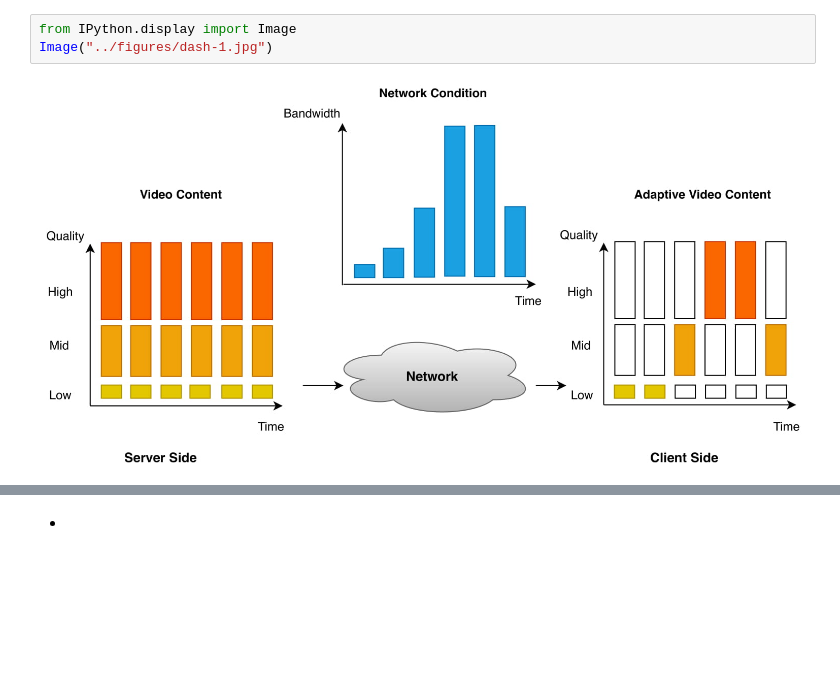
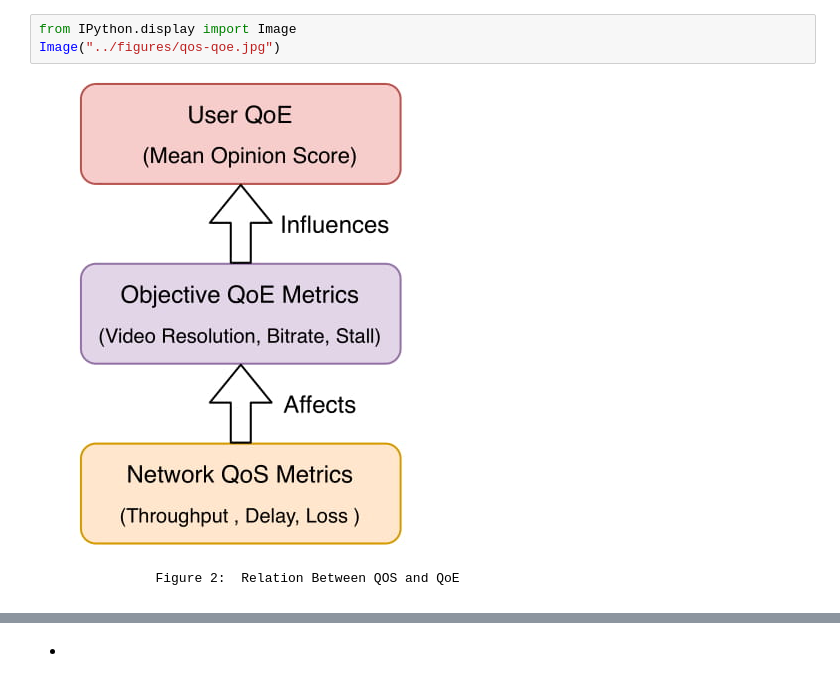
Before and after one commit to sajibtariq/reproducible-research-IA369Z, a Jupyter notebook: deliver/third-draft.ipynb, the cells around one changed output, grey strips where cells are left out. Drawn from its saved outputs; the diff is of its cells as text; blank space fills up the shorter version.

```diff
--- a/deliver/third-draft.ipynb
+++ b/deliver/third-draft.ipynb
@@ -26,5 +36,7 @@ The aim of this work to proposes a method to predict and estimate the QoE, more
 # %%
 from IPython.display import Image
-Image("../figures/dash-1.jpg")
+Image("../figures/qos-qoe.jpg")
 # %% [output]
-[figure, old version]
+[figure, new version]
+# %% [markdown]
+                 Figure 2:  Relation Between QOS and QoE
```
Also changed, not shown: parts of 29 cells of this notebook, 2 other files.
